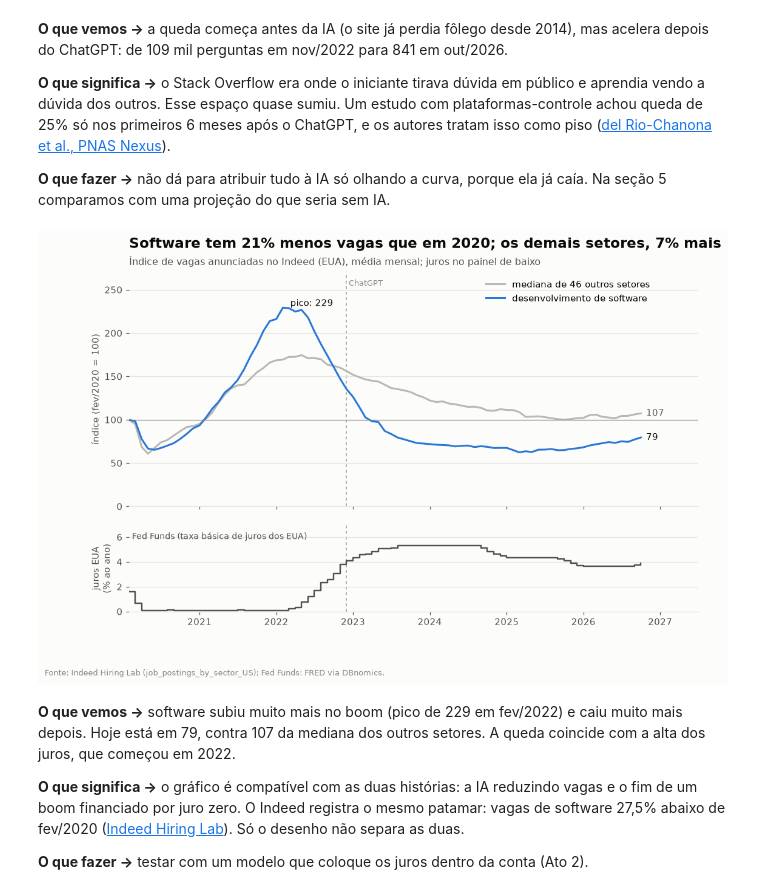
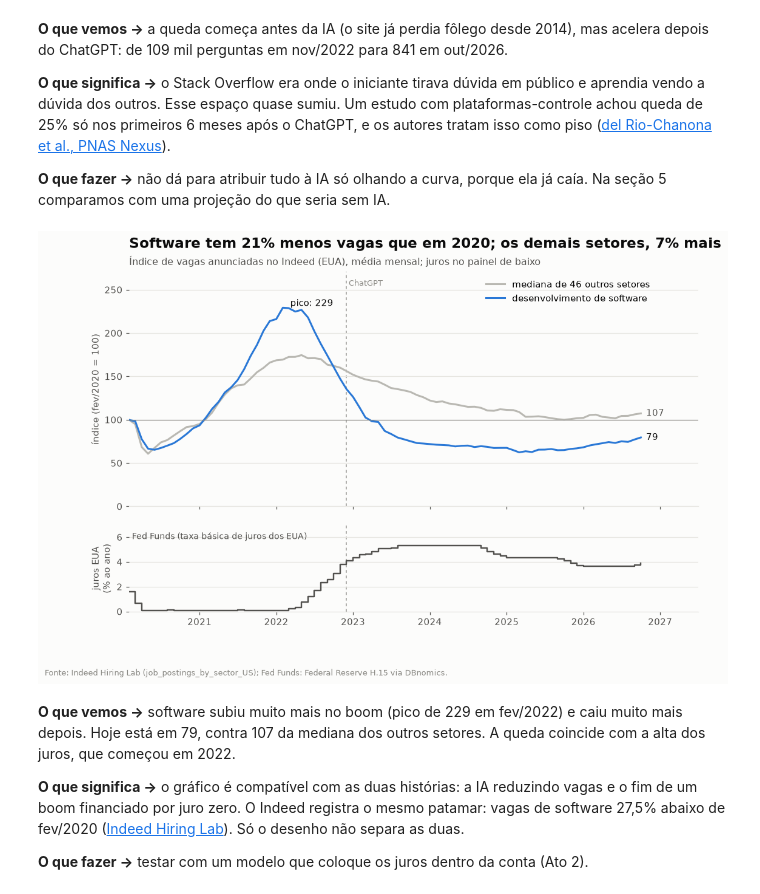
Before and after one commit to VictorKunzz/primeiro-degrau-ia-mercado-dev, a Jupyter notebook: notebooks/primeiro_degrau.ipynb, the cells around one changed output. Drawn from its saved outputs; the diff is of its cells as text; code cells hidden in the pictures.

Commit message:
fix: título do gráfico de autonomia e fonte dos juros

```diff
--- a/notebooks/primeiro_degrau.ipynb
+++ b/notebooks/primeiro_degrau.ipynb
@@ -471,35 +473,35 @@ Esse espaço quase sumiu. Um estudo com plataformas-controle achou queda de 25%
 # Gráfico 2: vagas (índice fev/2020 = 100) e juros em painel separado.
 fig, (a1x, a2x) = plt.subplots(2, 1, figsize=(11, 6.6), sharex=True,
                                gridspec_kw={"height_ratios": [3, 1.1], "hspace": 0.12})
 a1x.plot(vs_serie.index, vs_serie.mediana_setores, color=CONTEXTO, label=f"mediana de {VAGAS['n_setores_outros']} outros setores")
 a1x.plot(vs_serie.index, vs_serie.software, color=DESTAQUE, label="desenvolvimento de software")
 a1x.axhline(100, color=TEXTO_3, lw=0.8)
 a1x.set_ylabel("índice (fev/2020 = 100)")
 a1x.set_ylim(0, vs_serie.software.max() * 1.18)
 a1x.set_xlim(vs_serie.index.min(), vs_serie.index.max() + pd.DateOffset(months=9))
 eixo_tempo(a1x, 1)
 pk = pd.Timestamp(VAGAS["pico_software"]["mes"])
 a1x.annotate(f"pico: {num(VAGAS['pico_software']['indice'])}", (pk, VAGAS["pico_software"]["indice"]),
              xytext=(8, 2), textcoords="offset points", fontsize=10, color=TEXTO)
 rotulo_final(a1x, vs_serie.software, num(desc["software_ultimo"]), cor=TEXTO, dx_dias=25)
 rotulo_final(a1x, vs_serie.mediana_setores, num(desc["mediana_ultimo"]), cor=TEXTO_2, dx_dias=25)
 a1x.legend(loc="upper right", bbox_to_anchor=(0.93, 1.0))
 marcos(a1x, sel_marcos("ChatGPT"), y_frac=0.97)
 fed = vs_serie.FEDFUNDS
 a2x.step(fed.index, fed, where="post", color=TEXTO_2, lw=1.6)
 a2x.set_ylabel("juros EUA\n(% ao ano)")
 a2x.set_ylim(0, fed.max() * 1.3)
 marcos(a2x, sel_marcos("ChatGPT"), rotulos=False)
 a2x.text(0.005, 0.92, "Fed Funds (taxa básica de juros dos EUA)", transform=a2x.transAxes, fontsize=9,
          color=TEXTO_2, va="top")
 sw_var, md_var = desc["software_ultimo"] - 100, desc["mediana_ultimo"] - 100
 qual = lambda v: "menos" if v < 0 else "mais"
 titulo(a1x, f"Software tem {pct(abs(sw_var))} {qual(sw_var)} vagas que em 2020; os demais setores, {pct(abs(md_var))} {qual(md_var)}",
        "Índice de vagas anunciadas no Indeed (EUA), média mensal; juros no painel de baixo")
-fonte(fig, "Indeed Hiring Lab (job_postings_by_sector_US); Fed Funds: FRED via DBnomics.")
+fonte(fig, "Indeed Hiring Lab (job_postings_by_sector_US); Fed Funds: Federal Reserve H.15 via DBnomics.")
 plt.show()
 # %% [output]
-[figure, old version]
+[figure, new version]
 # %%
 mostrar(f"""
 **O que vemos →** software subiu muito mais no boom (pico de {num(VAGAS['pico_software']['indice'])} em
```
Also changed, not shown: parts of 2 cells of this notebook, 2 other files.
